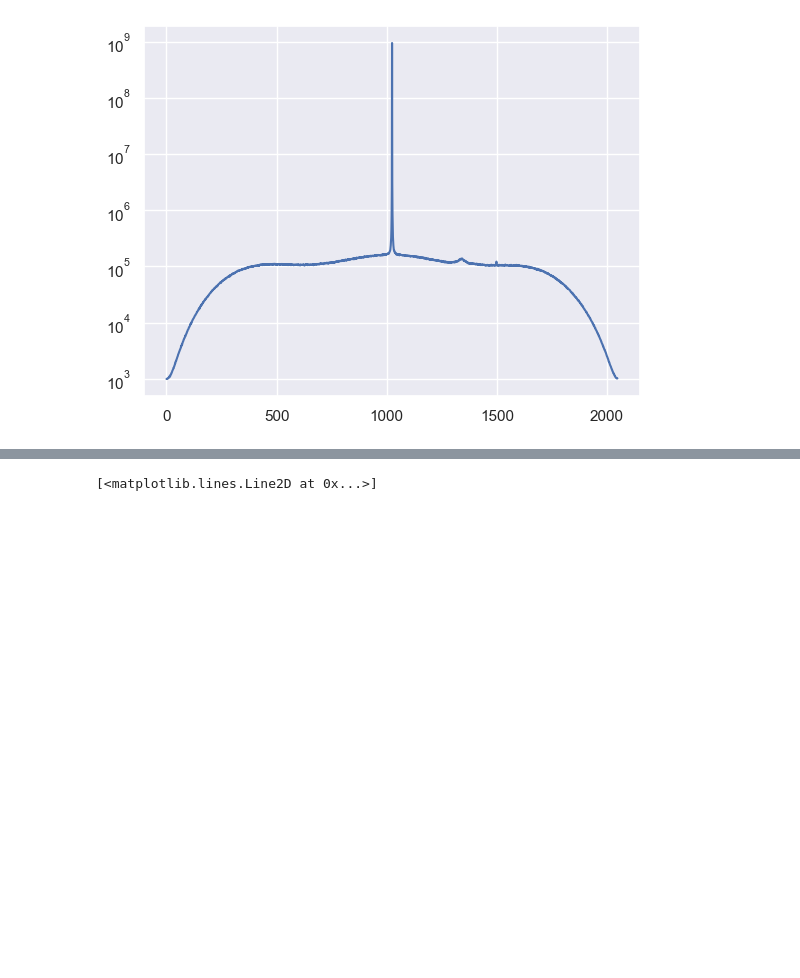
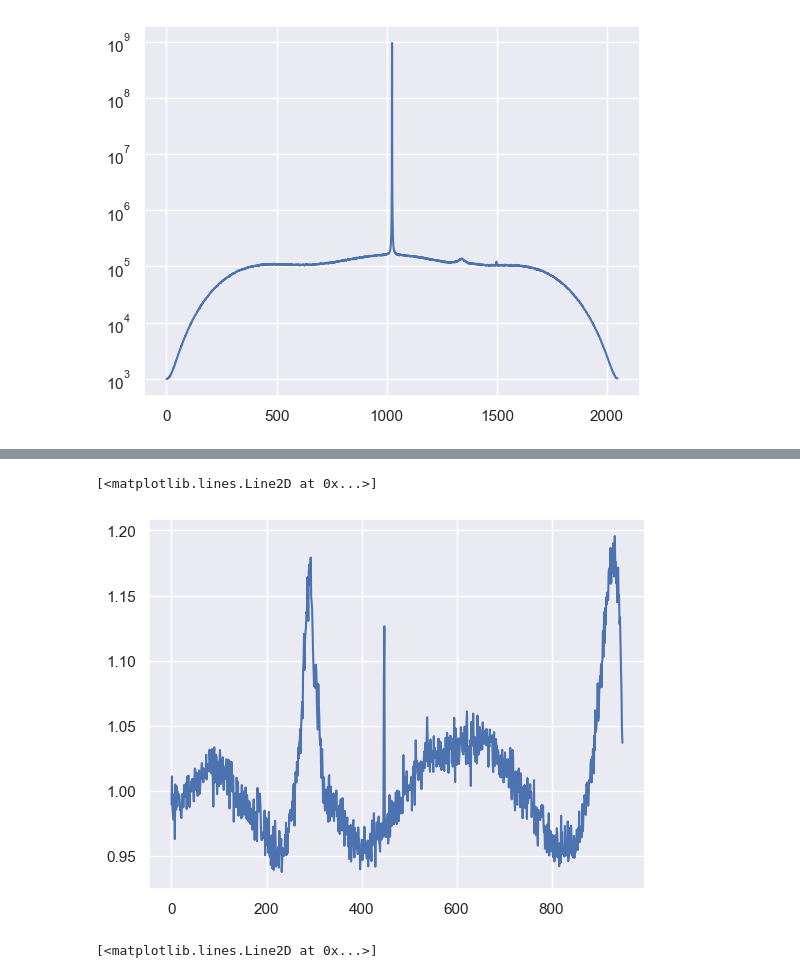
Before and after one commit to lea-yamashiro/FFC_4, a Jupyter notebook: code/Lea/leusch_gain.ipynb, the cells around one changed output, grey strips where cells are left out. Cells and saved outputs as stored; diff of their text form; code cells hidden in the pictures; blank space fills up the shorter version.

```diff
--- a/code/Lea/leusch_gain.ipynb
+++ b/code/Lea/leusch_gain.ipynb
@@ -163,3 +200,9 @@ plt.semilogy(pwr0[10])
+# %%
+divided = pwr010_pos/model_pos
+plt.plot(divided)
+# %% [output]
+[<matplotlib.lines.Line2D at 0x...>]
+[figure, added]
 # %%
 switch_set = pwr0[10][0:1025]
 # %%
```
Also changed, not shown: parts of 8 cells of this notebook.
